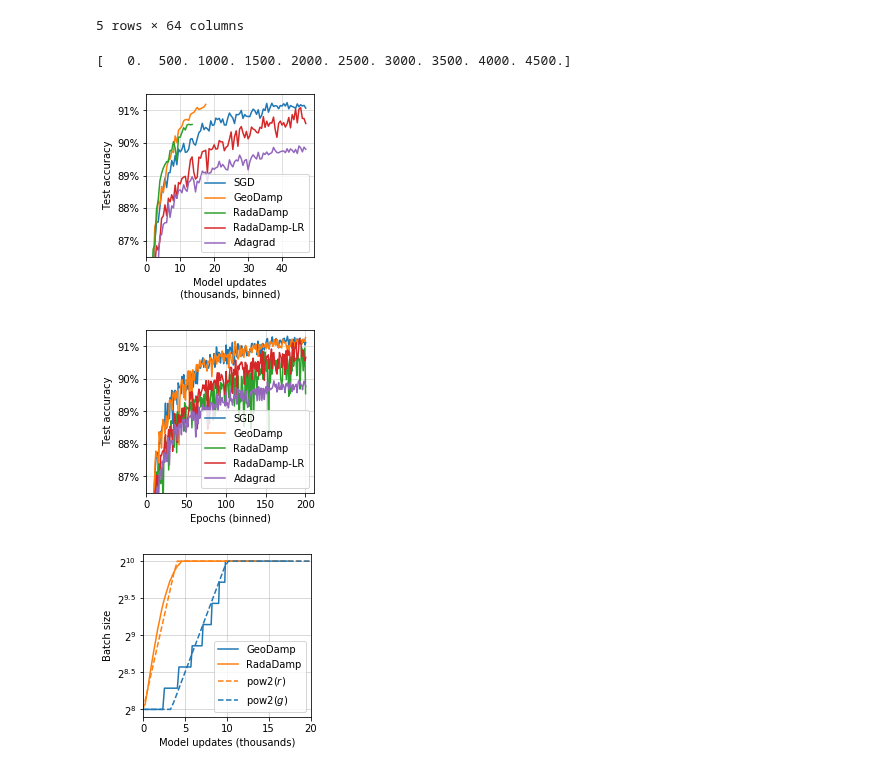
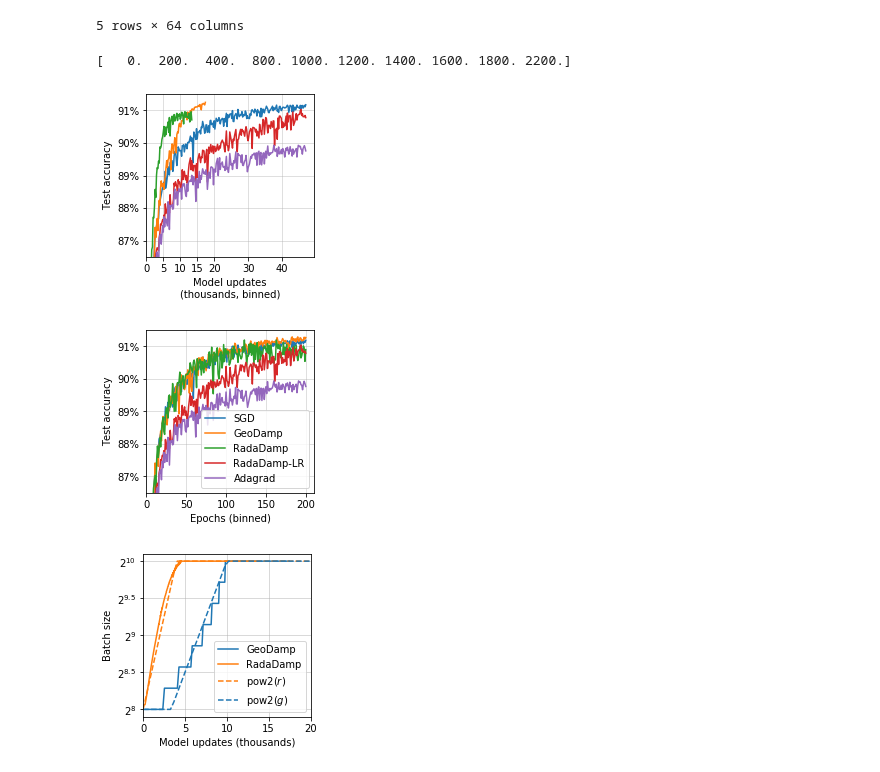
Before and after one commit to stsievert/adadamp-experiments, a Jupyter notebook: exp-fashion-mnist/Viz-Test.ipynb, the cells around one changed output. Cells and saved outputs as stored; diff of their text form; code cells hidden in the pictures.

```diff
--- a/exp-fashion-mnist/Viz-Test.ipynb
+++ b/exp-fashion-mnist/Viz-Test.ipynb
@@ -14,9 +14,10 @@ for f in DATA_DIR.glob("*test.csv.zip"):
     _df = pd.read_csv(f)
     assert _df.tuning.nunique() == 1
     if _df.tuning.unique()[0]:
+        assert _df.tuning.unique()[0] == 1
         continue
-    if _df.init_seed.unique() != [1000]:
-        continue
+#     if _df.init_seed.unique() != [1000]:
+#         continue
     print(_df.damper.unique())
     dfs.append(_df)
 # %% [output]
@@ -48,4 +57,6 @@ HUE_ORDER = ["SGD", "GeoDamp", "RadaDamp", "RadaDamp-LR", "Adagrad"]
 ACC_LIM = (0.865, 0.915)
 
 df["Optimizer"] = df["damper"].apply(dampers.get)
-df = df[df.init_seed == 1000].copy()
+print(df.groupby("damper").init_seed.unique())
+df = df[df.init_seed.isin([1000, 1001])].copy()
+df.groupby("damper").init_seed.unique()
@@ -139,7 +178,7 @@ MU_FORMAT = plt.FuncFormatter(lambda x, _: f"{int(x / 1000)}")
 w = 3
 fig, ax = plt.subplots(figsize=(w, w))
 
-N = 500
+N = 200
 df["model_updates_binned2"] = np.round(df["model_updates"] / N) * N
 
 print(df.model_updates_binned2.unique()[:10])
@@ -149,47 +188,50 @@ ax = lineplot(
     hue="Optimizer",
 #     aggfunc="max",
 #     aggfunc=lambda x: np.percentile(x, 75),
-    aggfunc="median",
+    aggfunc="mean",
     hue_order=HUE_ORDER,
     ax=ax,
     data=df,
 )
-ax.legend(loc="best")
+# ax.legend(loc="best")
 ax.set_ylim(*ACC_LIM)
 ax.set_xlim(0, None)
 ax.yaxis.set_major_formatter(PERC_FORMAT)
 ax.xaxis.set_major_formatter(MU_FORMAT)
+# ax.set_xscale("log", basex=2)
+# ax.set_xlim(1000, None)
+ax.xaxis.set_major_locator(plt.FixedLocator([i * 1000 for i in [0, 5, 10, 15, 20, 30, 40]]))
 
 ax.grid(alpha=0.5)
 ax.set_ylabel("Test accuracy")
 ax.set_xlabel("Model updates\n(thousands, binned)")
 fig.savefig("acc_mu.png", dpi=300, bbox_inches="tight")
 # %% [output]
-[   0.  500. 1000. 1500. 2000. 2500. 3000. 3500. 4000. 4500.]
+[   0.  200.  400.  800. 1000. 1200. 1400. 1600. 1800. 2200.]
-[figure, old version]
+[figure, new version]
 # %%
 fig, ax = plt.subplots(figsize=(w, w))
 
-df["epochs_binned"] = (df.epochs / 5) * 5
+df["epochs_binned"] = (df.epochs / 1).astype(int) * 1
 ax = lineplot(
     x="epochs_binned",
     y="test_accuracy",
     hue="Optimizer",
     hue_order=HUE_ORDER,
     ax=ax,
-    data=df,
-    aggfunc="median",
+    data=df[df.epochs_binned.isin([1 * i for i in range(1000)])],
+    aggfunc="mean",
 )
 ax.set_ylim(*ACC_LIM)
 ax.set_xlim(0, None)
 ax.grid(alpha=0.5)
 ax.yaxis.set_major_formatter(PERC_FORMAT)
 ax.set_ylabel("Test accuracy")
 ax.set_xlabel("Epochs (binned)")
 ax.legend(loc="best")
 fig.savefig("epochs-acc.png", dpi=300, bbox_inches="tight")
 # %% [output]
-[figure, old version]
+[figure, new version]
 # %%
 fig, ax = plt.subplots(figsize=(w, w))
 
```
Also changed, not shown: parts of 5 cells of this notebook.
